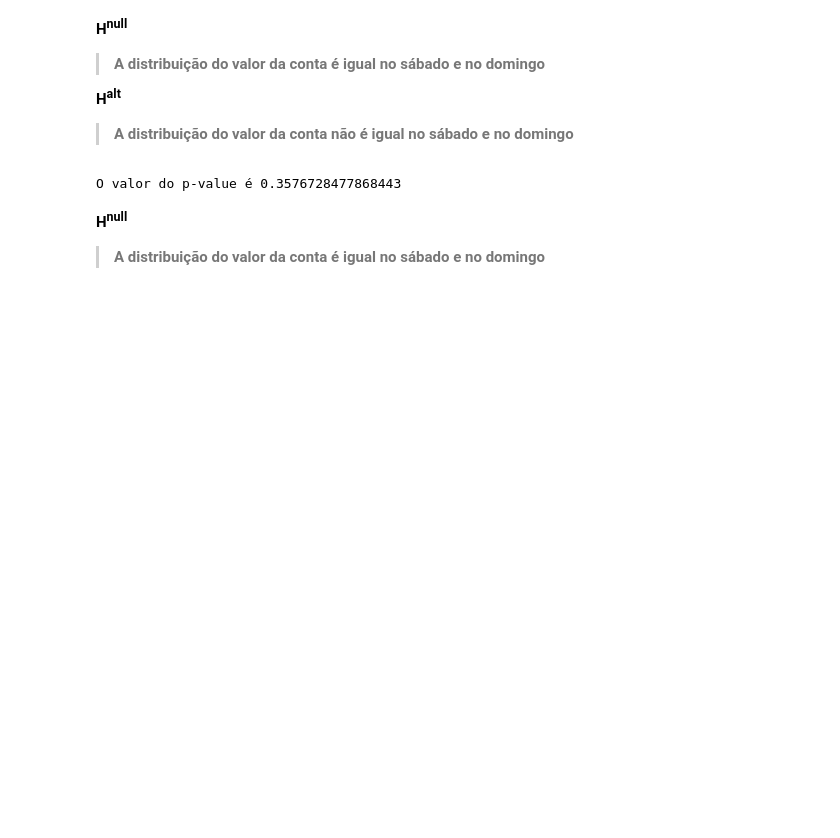
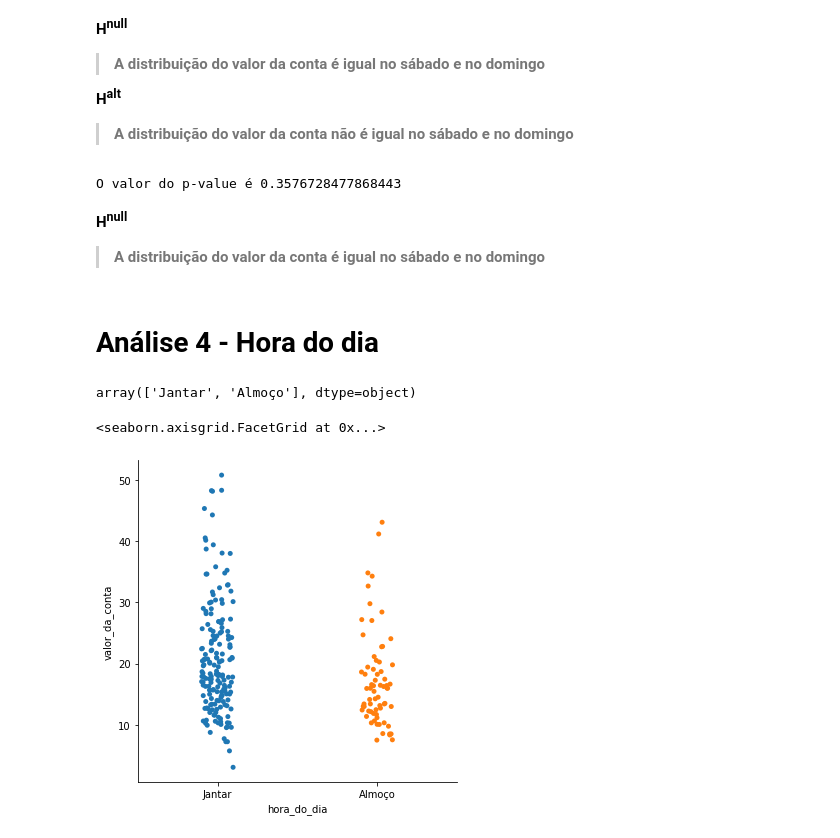
Before and after one commit to gefgu/Alura-Seaborn, a Jupyter notebook: EDA-Gorjetas.ipynb, the cells around one changed output. Cells and saved outputs as stored; diff of their text form; code cells hidden in the pictures; blank space fills up the shorter version.

```diff
--- a/EDA-Gorjetas.ipynb
+++ b/EDA-Gorjetas.ipynb
@@ -440,3 +440,14 @@ O valor do p-value é 0.3576728477868443
 **H<sup>null</sup>**
 
 > **A distribuição do valor da conta é igual no sábado e no domingo**
+# %% [markdown]
+# Análise 4 - Hora do dia
+# %%
+gorjetas.hora_do_dia.unique()
+# %% [output]
+array(['Jantar', 'Almoço'], dtype=object)
+# %%
+sns.catplot(x="hora_do_dia", y="valor_da_conta", data=gorjetas)
+# %% [output]
+<seaborn.axisgrid.FacetGrid at 0x...>
+[figure, added]
```
Also changed, not shown: parts of 24 cells of this notebook, 1 other file.
